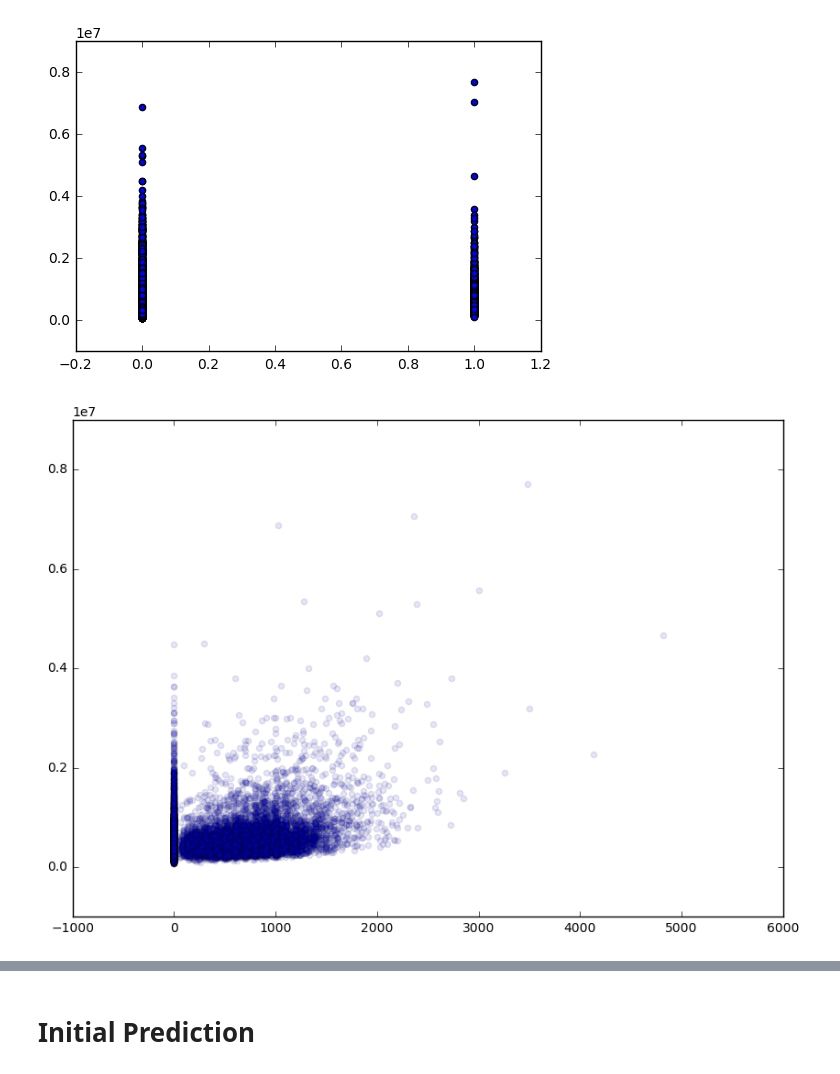
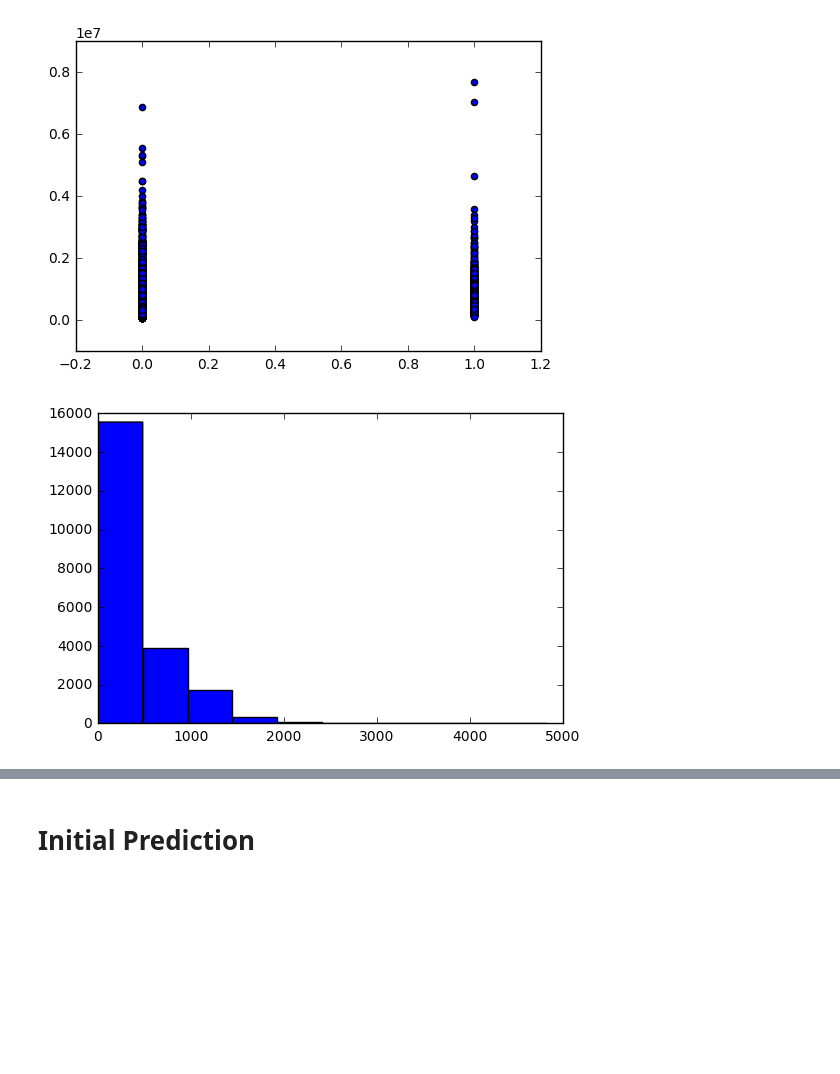
Before and after one commit to adeveloperdiary/kaggle, a Jupyter notebook: HouseSaleKingCounty/HousePrice_KingCounty_v1.ipynb, the cells around one changed output, grey strips where cells are left out. Cells and saved outputs as stored; diff of their text form; code cells hidden in the pictures; blank space fills up the shorter version.

```diff
--- a/HouseSaleKingCounty/HousePrice_KingCounty_v1.ipynb
+++ b/HouseSaleKingCounty/HousePrice_KingCounty_v1.ipynb
@@ -16,7 +16,7 @@ housing_original.head()
 ### Remove ID and Date
  - Looks like there is no empty / NULL data.
 # %%
-housing_original=housing_original.drop(['id','date'],axis=1)
+housing_original=housing_original.drop(['id'],axis=1)
 housing_original.info()
 # %% [output]
 <class 'pandas.core.frame.DataFrame'>
@@ -92,10 +90,10 @@ housing_original=housing_original.drop("yr_renovated",axis=1)
 [figure]
 [figure]
 # %%
-plt.figure(figsize=(10,7))
-plt.scatter(housing_original.sqft_basement,housing_original.price,alpha=.1)
+
+plt.hist(housing_original.sqft_basement)
 plt.show()
 
 housing_original["has_basement"]=housing_original.sqft_basement.apply(lambda x: 1 if x > 0 else 0)
 # %% [output]
-[figure, old version]
+[figure, new version]
```
Also changed, not shown: parts of 13 cells of this notebook.
